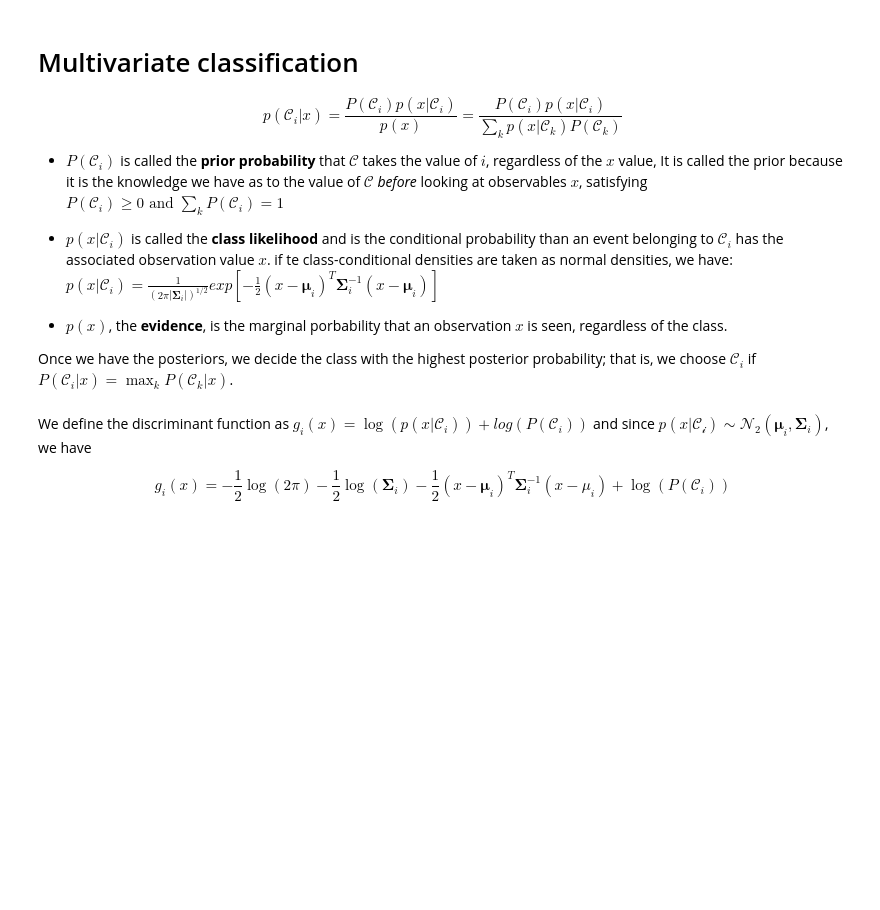
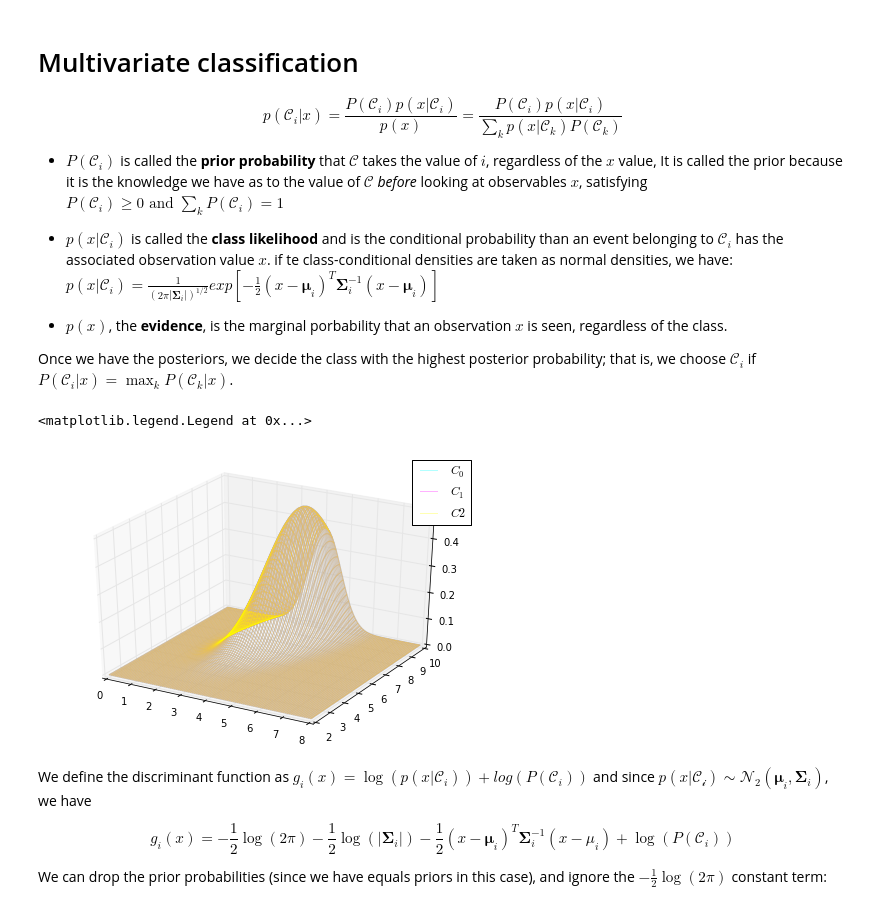
Before and after one commit to jaundavid/2019764, a Jupyter notebook: ssierral_jduchuvog_assign2.ipynb, the cells around one changed output. Saved outputs shown, nothing was run; the diff lists cells and outputs as text; code cells hidden in the pictures; blank space fills up the shorter version.

```diff
--- a/ssierral_jduchuvog_assign2.ipynb
+++ b/ssierral_jduchuvog_assign2.ipynb
@@ -114,4 +117,51 @@ $$ p(\mathcal{C}_i|x) = \frac{P(\mathcal{C}_i)p(x|\mathcal{C}_i)}{p(x)} = \frac{
 - $p(x)$, the **evidence**, is the marginal porbability that an observation $x$ is seen, regardless of the class.
 
 Once we have the posteriors, we decide the class with the highest posterior probability; that is, we choose $\mathcal{C}_i$ if $P(\mathcal{C}_i|x) = \max_k P(\mathcal{C}_k|x)$.
+# %%
+from numpy.linalg import det
+from mpl_toolkits.mplot3d import axes3d, Axes3D
+
+def posteriori(prior,likelihood,evidence):
+    return (prior*likelihood)/evidence
+
+def likelihood(model,mean,x):
+    return np.exp(-0.5*np.dot(np.dot((x-mean),model.precision_),(x-mean)))/np.sqrt(2*np.pi*det(model.covariance_))
+
+
+fig = pl.figure()
+ax = Axes3D(fig)
+
+Z=[[]]*3
+
+X = np.linspace(0,6,200)
+Y = np.linspace(0,8,200)
+Y,X = np.meshgrid(X,Y)
+for i,j in zip(X.ravel(),Y.ravel()):
+    Z[0].append(likelihood(model[0],mu[0],np.array([i,j])))
+
+X = np.linspace(6,13,200)
+Y = np.linspace(2,9,200)
+Y,X = np.meshgrid(X,Y)
+for i,j in zip(X.ravel(),Y.ravel()):
+    Z[1].append(likelihood(model[1],mu[1],np.array([i,j])))
+
+
+X = np.linspace(2,10,200)
+Y = np.linspace(0,8,200)
+Y,X = np.meshgrid(X,Y)
+for i,j in zip(X.ravel(),Y.ravel()):
+    Z[2].append(likelihood(model[2],mu[2],np.array([i,j])))
+
+for i in xrange(0,3):
+    Z[i] = np.asarray(Z[i])
+    Z[i].resize(200,200)
+
+ax.plot_wireframe(X,Y,Z[0], color='cyan', label='$C_0$',rstride=2, cstride=2, alpha=0.3,)
+ax.plot_wireframe(X,Y,Z[1], color='magenta', label='$C_1$',rstride=2, cstride=2, alpha=0.3,)
+ax.plot_wireframe(X,Y,Z[2], color='yellow', rstride=2, cstride=2, alpha=0.3, label='$C2$')
+
+ax.legend()
+# %% [output]
+<matplotlib.legend.Legend at 0x...>
+[figure, added]
 # %%
@@ -138,5 +180,7 @@ for sample in test[0]:
 We define the discriminant function as $g_i(x) = \log(p(x|\mathcal{C}_i))+log(P(\mathcal{C}_i))$ and since $p(x|\mathcal{C_i}) \sim \mathcal{N}_2(\boldsymbol\mu_i,\boldsymbol\Sigma_i)$, we have
 
 $$
-g_i(x) = -\frac{1}{2}\log(2\pi)-\frac{1}{2}\log(\boldsymbol\Sigma_i)-\frac{1}{2}(x-\boldsymbol\mu_i)^T\boldsymbol\Sigma_i^{-1}(x-\mu_i)+ \log(P(\mathcal{C}_i))
+g_i(x) = -\frac{1}{2}\log(2\pi)-\frac{1}{2}\log(|\boldsymbol\Sigma_i|)-\frac{1}{2}(x-\boldsymbol\mu_i)^T\boldsymbol\Sigma_i^{-1}(x-\mu_i)+ \log(P(\mathcal{C}_i))
 $$
+
+We can drop the prior probabilities (since we have equals priors in this case), and ignore the $-\frac{1}{2}\log(2\pi)$ constant term:
```
Also changed, not shown: parts of 9 cells of this notebook, 1 other file.
